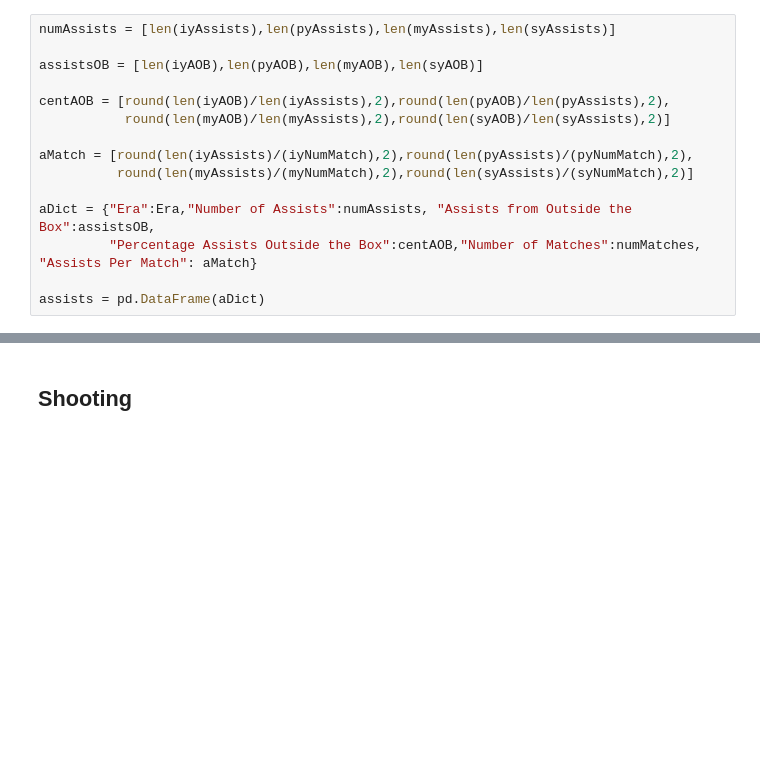
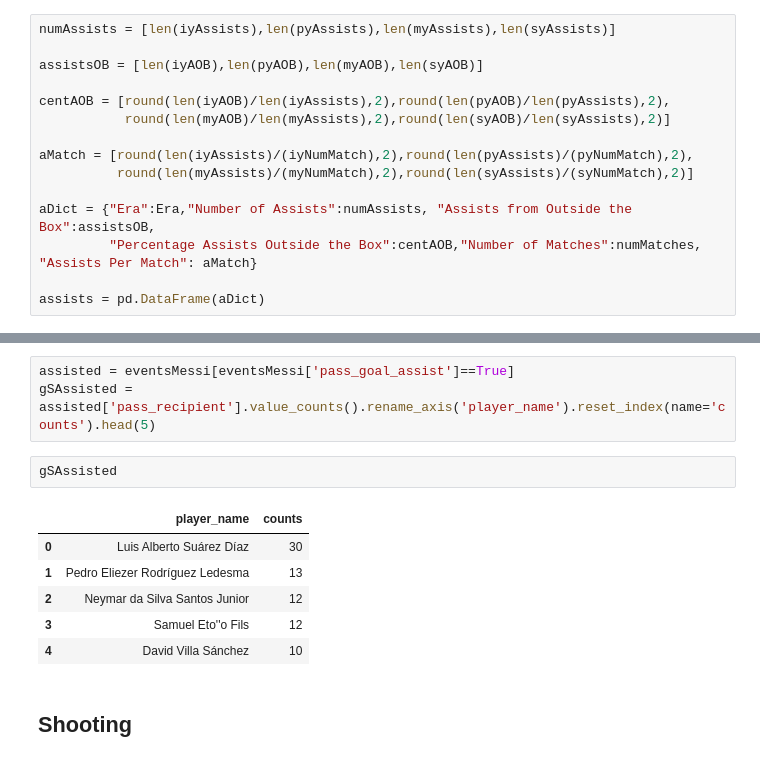
Before and after one commit to YashaswiPandey/IST652-FinalProject, a Jupyter notebook: messiAnalysis.ipynb, the cells around one changed output, grey strips where cells are left out. Saved outputs shown, nothing was run; the diff lists cells and outputs as text; blank space fills up the shorter version.

Commit message:
modified:   .gitignore 	modified:   dataPreparation.ipynb 	modified:   messiAnalysis.ipynb 	modified:   messiMatches.csv

```diff
--- a/messiAnalysis.ipynb
+++ b/messiAnalysis.ipynb
@@ -1050,6 +1063,18 @@ assists
 | 1 | Pep Years | 65 | 49 | 0.75 | 168 | ... |
 | 2 | MSN Years | 52 | 37 | 0.71 | 136 | ... |
 | 3 | Swan Song | 54 | 40 | 0.74 | 138 | ... |
+# %%
+assisted = eventsMessi[eventsMessi['pass_goal_assist']==True]
+gSAssisted = assisted['pass_recipient'].value_counts().rename_axis('player_name').reset_index(name='counts').head(5)
+# %%
+gSAssisted
+# %% [output]
+|  | player_name | counts |
+| 0 | Luis Alberto Suárez Díaz | 30 |
+| 1 | Pedro Eliezer Rodríguez Ledesma | 13 |
+| 2 | Neymar da Silva Santos Junior | 12 |
+| 3 | Samuel Eto''o Fils | 12 |
+| 4 | David Villa Sánchez | 10 |
 # %% [markdown]
 ## Shooting
 # %%
```
Also changed, not shown: parts of 14 cells of this notebook, 3 other files.
